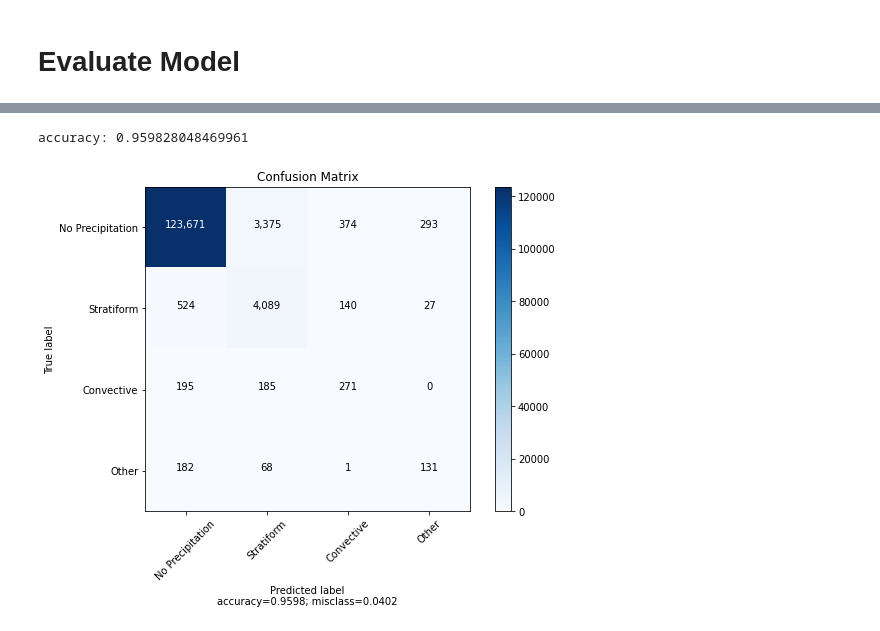
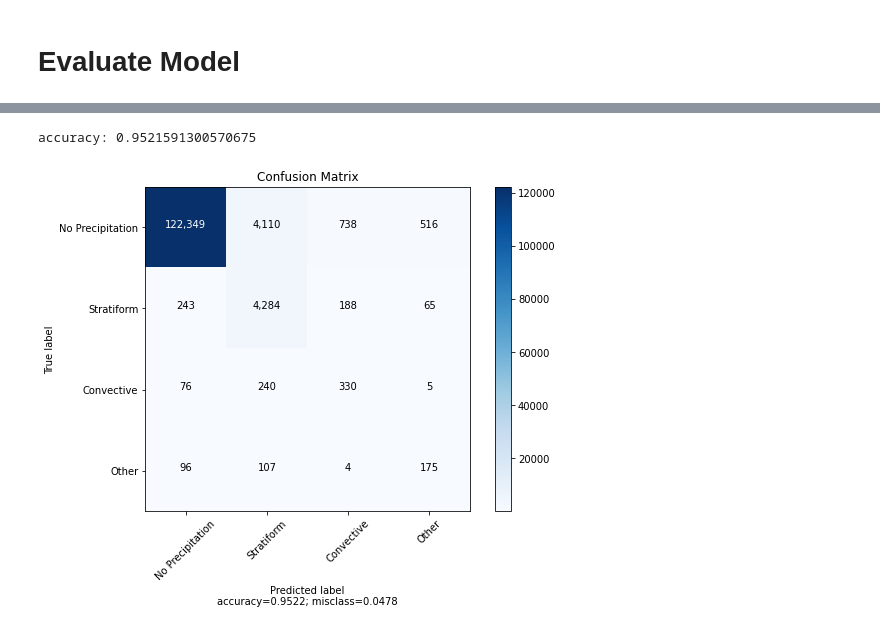
Before and after one commit to SD325/NASA_Internship_2020, a Jupyter notebook: NASA_Baseline_Model.ipynb, the cells around one changed output, grey strips where cells are left out. Cells and saved outputs as stored; diff of their text form; code cells hidden in the pictures.

```diff
--- a/NASA_Baseline_Model.ipynb
+++ b/NASA_Baseline_Model.ipynb
@@ -111,3 +119,6 @@ RandomForestClassifier(bootstrap=True, ccp_alpha=0.0, class_weight='balanced',
+# %%
+# load existing model
+rfc = joblib.load('random_forest_with_class_weights.model')
 # %% [markdown]
 # Evaluate Model
 # %%
@@ -125,0 +130,2 @@ array([[1., 0., 0., 0.],
+# %%
+y_probs = rfc.predict_proba(X_test)
@@ -125,0 +136,8 @@ array([[1., 0., 0., 0.],
+# %%
+print(y_probs[0][:, 1])
+print(y_probs[1][:, 1])
+print(y_probs[2][:, 1])
+print(y_probs[3][:, 1])
+print("-"*30)
+y_pred_probs = np.transpose(np.array([y_probs[0][:, 1], y_probs[1][:, 1], y_probs[2][:, 1], y_probs[3][:, 1]]))
+print(y_pred_probs)
@@ -126,7 +158,7 @@ array([[1., 0., 0., 0.],
 # %%
-print("accuracy:", accuracy_score(np.argmax(y_test, axis=1), np.argmax(y_pred, axis=1)))
+print("accuracy:", accuracy_score(np.argmax(y_test, axis=1), np.argmax(y_pred_probs, axis=1)))
 # %% [output]
-accuracy: 0.959828048469961
+accuracy: 0.9521591300570675
 # %%
 def plot_confusion_matrix(cm,
                           target_names,
@@ -206,11 +238,11 @@ def plot_confusion_matrix(cm,
     plt.xlabel('Predicted label\naccuracy={:0.4f}; misclass={:0.4f}'.format(accuracy, misclass))
     plt.show()
 # %%
-conf_mat = confusion_matrix(np.argmax(y_test, axis=1), np.argmax(y_pred, axis=1))
+conf_mat = confusion_matrix(np.argmax(y_test, axis=1), np.argmax(y_pred_probs, axis=1))
 
 plot_confusion_matrix(cm           = conf_mat,
                       normalize    = False,
                       target_names = ['No Precipitation', 'Stratiform', 'Convective', 'Other'],
                       title        = "Confusion Matrix")
 # %% [output]
-[figure, old version]
+[figure, new version]
```
Also changed, not shown: parts of 10 cells of this notebook.
